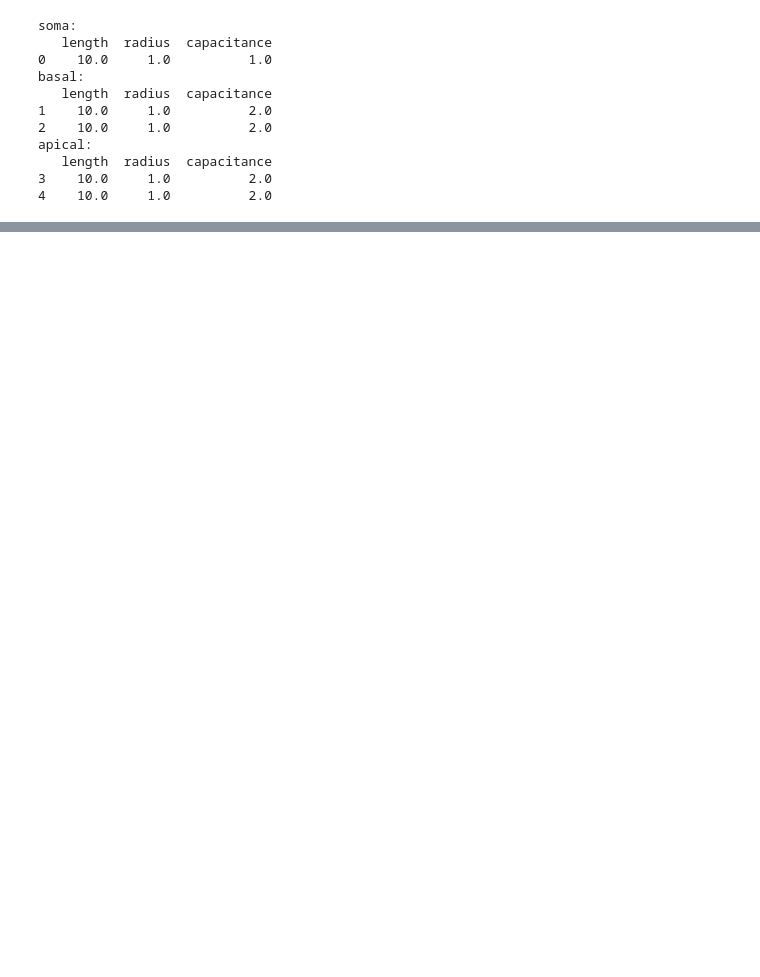
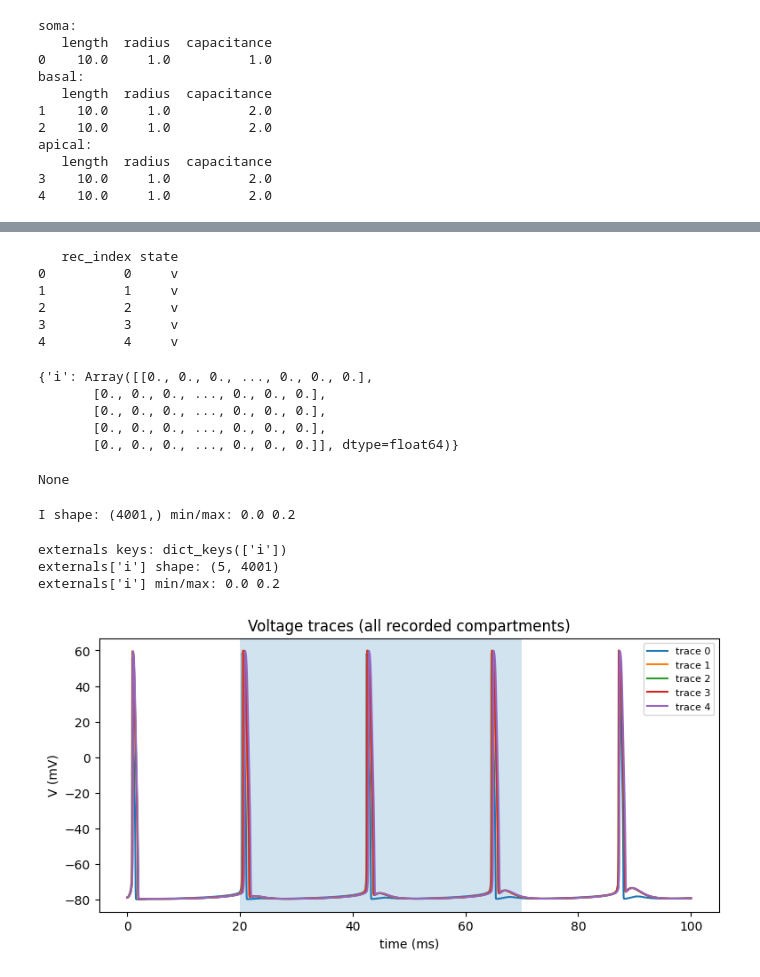
Before and after one commit to itzelts/jaxneuro, a Jupyter notebook: notebooks/biophysical/modconvertor.ipynb, the cells around one changed output, grey strips where cells are left out. Drawn from its saved outputs; the diff is of its cells as text; code cells hidden in the pictures; blank space fills up the shorter version.

```diff
--- a/notebooks/biophysical/modconvertor.ipynb
+++ b/notebooks/biophysical/modconvertor.ipynb
@@ -160,4 +330,18 @@ apical:
 cell.insert(Leak())
 cell.set("Leak_gLeak", 1.0 / Rm)
 cell.set("Leak_eLeak", v_init)
+# %%
+temperature = 37.0
+
+channels = [Na(), Kv(), Km(), Ka()]
+
+for ch in channels:
+    if hasattr(ch, "set_tadj"):
+        try: ch.set_tadj(temperature)
+        except: pass
+    ch.temperature = temperature  # needed for Ka
+
+cell.insert(Leak())
+for ch in channels:
+    cell.insert(ch)
 # %%
@@ -291,0 +481,15 @@ CaLVA current_name: i_ca
+# %%
+
+
+cell.delete_stimuli()
+cell.delete_recordings()
+
+cell.stimulate(I)
+# cell.branch(0).comp(0).stimulate(I)   # soma only
+cell.record("v")
+
+# sites = [(0,0), (1,0), (1,1), (2,0), (2,1)]
+# for b,c in sites:
+#     cell.branch(b).comp(c).record("v")
+
+v = jx.integrate(cell, delta_t=dt)
@@ -291,0 +499,51 @@ CaLVA current_name: i_ca
+# %%
+print(cell.recordings)
+# %% [output]
+   rec_index state
+0          0     v
+1          1     v
+2          2     v
+3          3     v
+4          4     v
+# %%
+print(cell.externals)
+# %% [output]
+{'i': Array([[0., 0., 0., ..., 0., 0., 0.],
+       [0., 0., 0., ..., 0., 0., 0.],
+       [0., 0., 0., ..., 0., 0., 0.],
+       [0., 0., 0., ..., 0., 0., 0.],
+       [0., 0., 0., ..., 0., 0., 0.]], dtype=float64)}
+# %%
+print(cell.stimuli)     # this should list which nodes receive stimulus and which waveform index
+# %% [output]
+None
+# %%
+I_arr = np.array(I)
+print("I shape:", I_arr.shape, "min/max:", I_arr.min(), I_arr.max())
+# %% [output]
+I shape: (4001,) min/max: 0.0 0.2
+# %%
+print("externals keys:", cell.externals.keys())
+print("externals['i'] shape:", np.array(cell.externals["i"]).shape)
+print("externals['i'] min/max:", np.array(cell.externals["i"]).min(), np.array(cell.externals["i"]).max())
+# %% [output]
+externals keys: dict_keys(['i'])
+externals['i'] shape: (5, 4001)
+externals['i'] min/max: 0.0 0.2
+# %%
+v_arr = np.array(v)
+T = v_arr.shape[1]
+t = np.arange(T) * dt
+
+plt.figure(figsize=(9,4))
+for i in range(v_arr.shape[0]):
+    plt.plot(t, v_arr[i], label=f"trace {i}")
+
+plt.axvspan(20.0, 70.0, alpha=0.2)
+plt.xlabel("time (ms)")
+plt.ylabel("V (mV)")
+plt.legend(fontsize=8)
+plt.title("Voltage traces (all recorded compartments)")
+plt.show()
+# %% [output]
+[figure, added]
```
Also changed, not shown: parts of 40 cells of this notebook.
